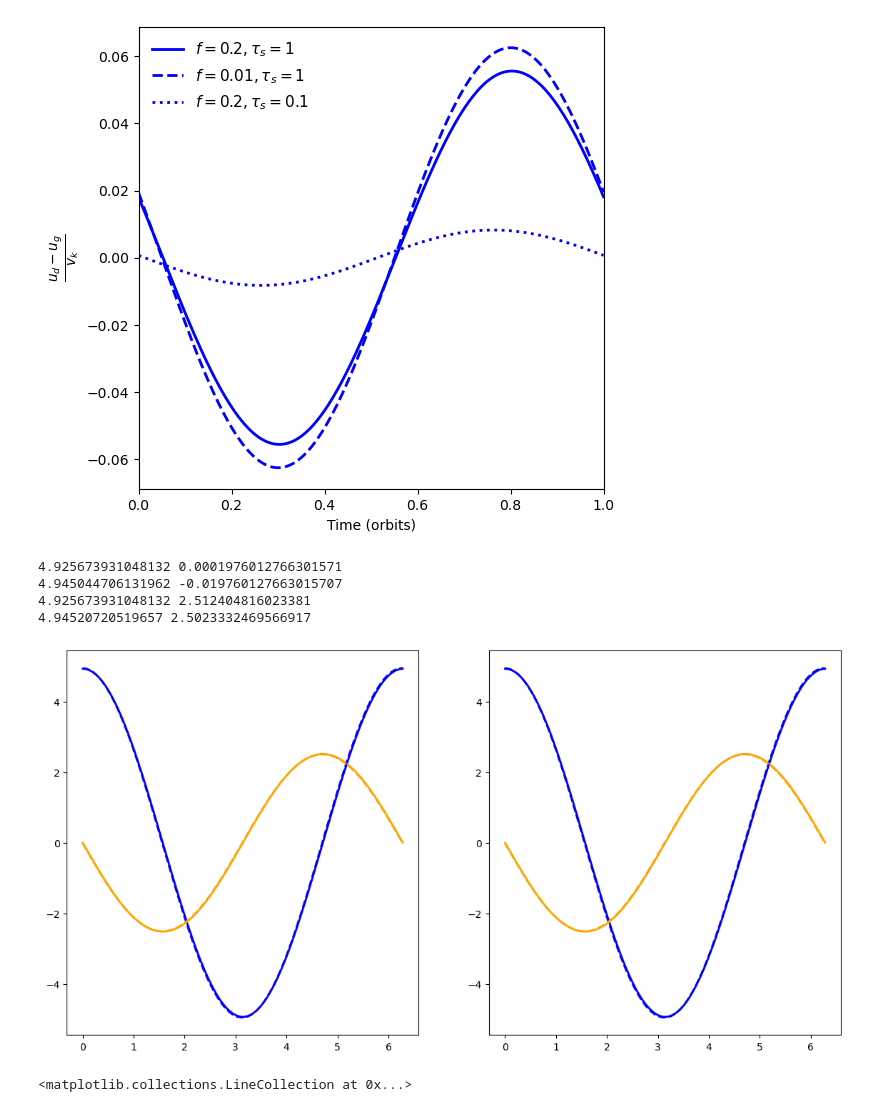
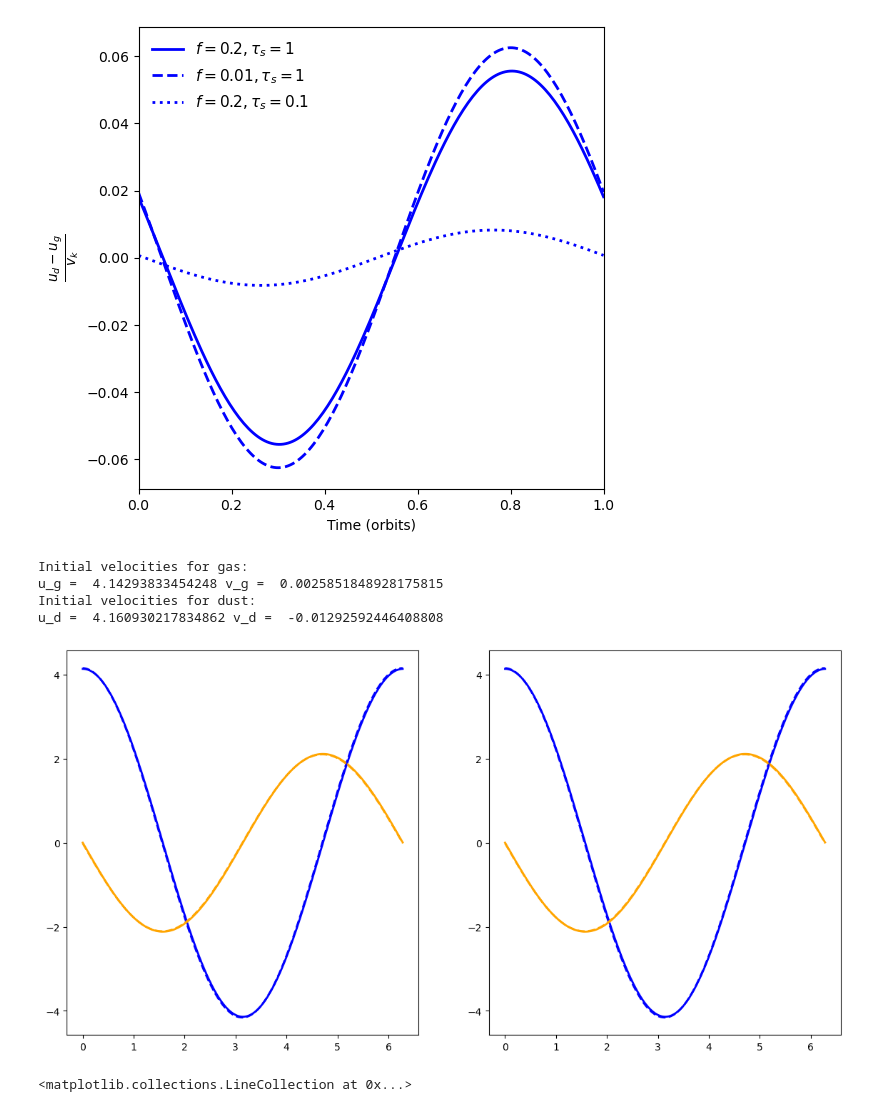
Before and after one commit to Hossam-Aly/local_dusty_warps, a Jupyter notebook: scripts/sandbox_ic.ipynb, the cells around one changed output. Cells and saved outputs as stored; diff of their text form; code cells hidden in the pictures.

```diff
--- a/scripts/sandbox_ic.ipynb
+++ b/scripts/sandbox_ic.ipynb
@@ -70,7 +70,7 @@ t = np.linspace(0,2*pi,200)
 z = 1.
 kappa = omega + 0.01
 rho_g = 1.
-f = 0.01
+f = 0.2
 psi_mod = 0.1
 psi = -1j * psi_mod
 st = 1.0
@@ -108,42 +108,45 @@ u_g_ta = ((1.+f)*U-f*Delta_U)/(1.+f)
 v_g_ta = ((1.+f)*V-f*Delta_V)/(1.+f)
 u_d_ta = Delta_U+u_g_ta
 v_d_ta = Delta_V+v_g_ta
 
 
 plt.rcParams["figure.figsize"] = (14,7)
 fig,ax = plt.subplots(1,2)
 ax[0].plot(t,u_g_ta,linewidth=2.0,linestyle="solid",color="blue")
 ax[0].plot(t,v_g_ta,linewidth=2.0,linestyle="solid",color="orange")
 ax[0].plot(t,u_d_ta,linewidth=2.0,linestyle="--",color="blue")
 ax[0].plot(t,v_d_ta,linewidth=2.0,linestyle="--",color="orange")
 
 
 # evolution under 2 fluid equations
 
 H = 2j*omega*ts+1.+f
 R = ts**2*(kappa**2-omega**2)
 
 u_g_2f = (psi*omega*ts)*((1j*omega*ts*(R+H)+f*R)/(R*(R+H*(1+f))))*omega*z*exp(1j*omega*t)
 v_g_2f = (-psi*kappa**2*ts**2/2.)*((R+H)/(R*(R+H*(1+f))))*omega*z*exp(1j*omega*t)
 u_d_2f = (psi*omega*ts)*((1j*omega*ts*H-R)/(R*(R+H*(1+f))))*omega*z*exp(1j*omega*t)
 v_d_2f = (-psi*kappa**2*ts**2/2.)*(H/(R*(R+H*(1+f))))*omega*z*exp(1j*omega*t)
 
 ax[1].plot(t,u_g_2f,linewidth=2.0,linestyle="solid",color="blue")
 ax[1].plot(t,v_g_2f,linewidth=2.0,linestyle="solid",color="orange")
 ax[1].plot(t,u_d_2f,linewidth=2.0,linestyle="--",color="blue")
 ax[1].plot(t,v_d_2f,linewidth=2.0,linestyle="--",color="orange")
 
-print(np.real(u_g_ta[0]),np.real(v_g_ta[0]))
-print(np.real(u_d_ta[0]),np.real(v_d_ta[0]))
+print("Initial velocities for gas:")
+print("u_g = ",np.real(u_g_2f[0]),"v_g = ", np.real(v_g_2f[0]))
 
-print(np.max(np.real(u_g_ta)),np.max(np.real(v_g_ta)))
-print(np.max(np.real(u_d_ta)),np.max(np.real(v_d_ta)))
+print("Initial velocities for dust:")
+print("u_d = ",np.real(u_d_2f[0]),"v_d = ",np.real(v_d_2f[0]))
+
+#print(np.max(np.real(u_g_ta)),np.max(np.real(v_g_ta)))
+#print(np.max(np.real(u_d_ta)),np.max(np.real(v_d_ta)))
 # %% [output]
-4.925673931048132 0.0001976012766301571
-4.945044706131962 -0.019760127663015707
-4.925673931048132 2.512404816023381
-4.94520720519657 2.5023332469566917
+Initial velocities for gas:
+u_g =  4.14293833454248 v_g =  0.0025851848928175815
+Initial velocities for dust:
+u_d =  4.160930217834862 v_d =  -0.01292592446408808
-[figure, old version]
+[figure, new version]
 # %%
 # Residuals
 plt.rcParams["figure.figsize"] = (10,5)
```
Also changed, not shown: 19 other files.
